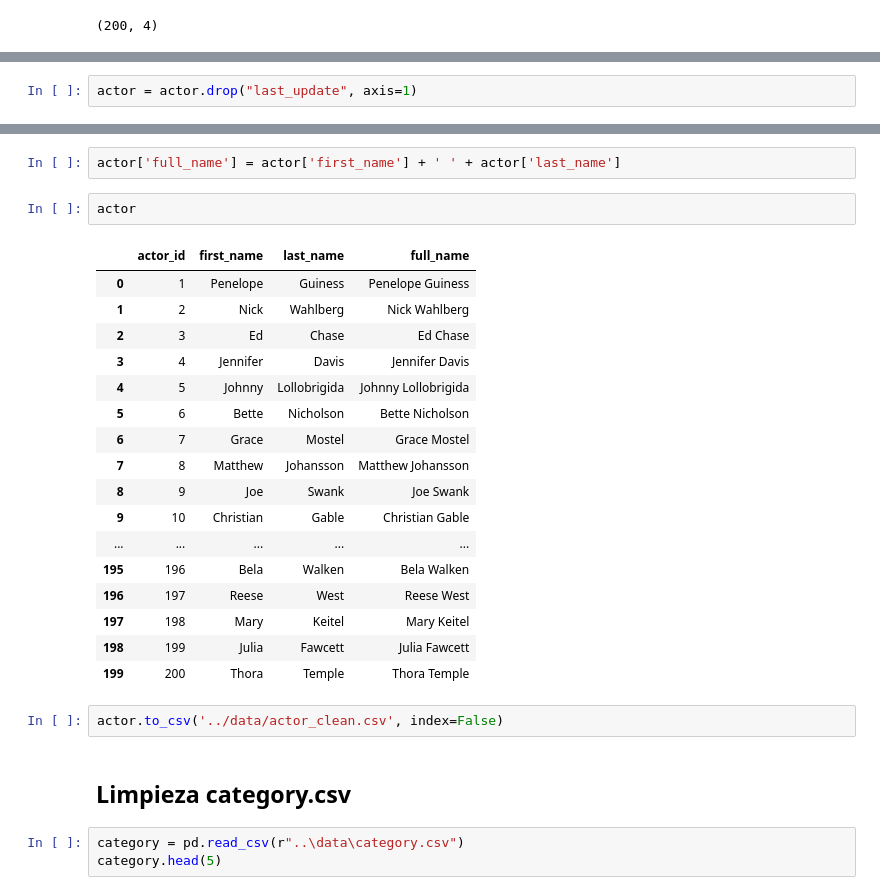
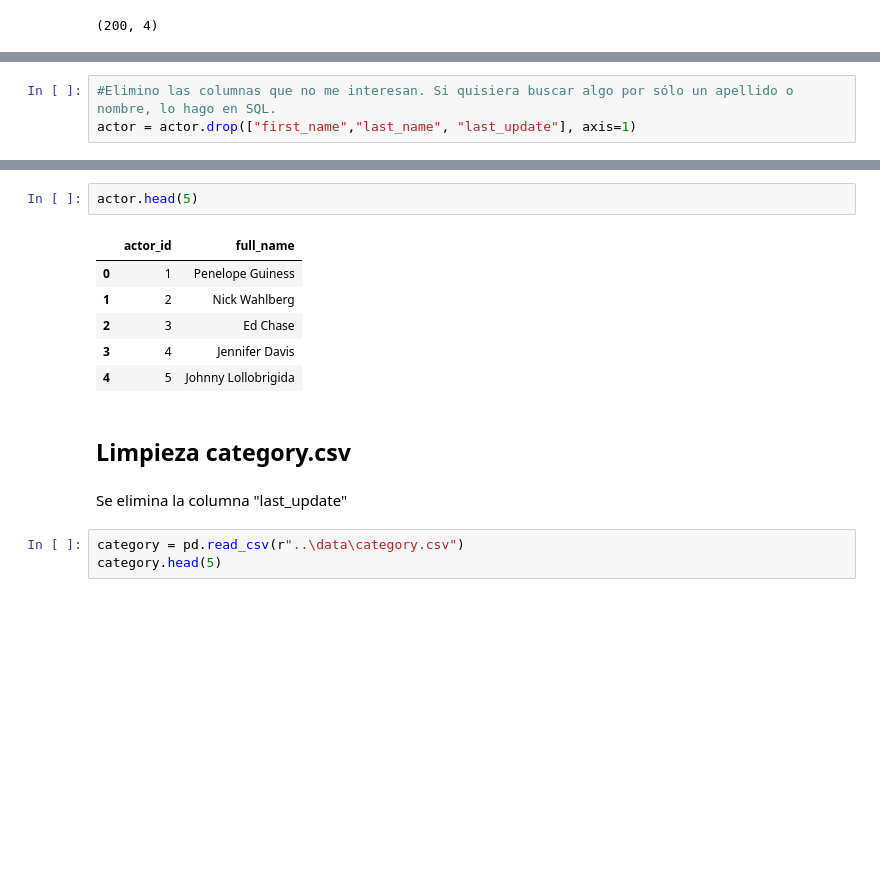
Before and after one commit to charlieciordia/02-mySQL-database, a Jupyter notebook: notebook/main.ipynb, the cells around one changed output, grey strips where cells are left out. Saved outputs shown, nothing was run; the diff lists cells and outputs as text; blank space fills up the shorter version.

```diff
--- a/notebook/main.ipynb
+++ b/notebook/main.ipynb
@@ -67,2 +50,3 @@ actor["last_name"] = actor["last_name"].str.capitalize()
 # %%
-actor = actor.drop("last_update", axis=1)
+#Elimino las columnas que no me interesan. Si quisiera buscar algo por sólo un apellido o nombre, lo hago en SQL.
+actor = actor.drop(["first_name","last_name", "last_update"], axis=1)
@@ -78,29 +53,16 @@ actor.head(5)
-# %%
-actor['full_name'] = actor['first_name'] + ' ' + actor['last_name']
 # %%
-actor
+actor.head(5)
 # %% [output]
-|  | actor_id | first_name | last_name | full_name |
-| 0 | 1 | Penelope | Guiness | Penelope Guiness |
-| 1 | 2 | Nick | Wahlberg | Nick Wahlberg |
-| 2 | 3 | Ed | Chase | Ed Chase |
-| 3 | 4 | Jennifer | Davis | Jennifer Davis |
-| 4 | 5 | Johnny | Lollobrigida | Johnny Lollobrigida |
-| 5 | 6 | Bette | Nicholson | Bette Nicholson |
-| 6 | 7 | Grace | Mostel | Grace Mostel |
-| 7 | 8 | Matthew | Johansson | Matthew Johansson |
-| 8 | 9 | Joe | Swank | Joe Swank |
-| 9 | 10 | Christian | Gable | Christian Gable |
-| ... | ... | ... | ... | ... |
-| 195 | 196 | Bela | Walken | Bela Walken |
-| 196 | 197 | Reese | West | Reese West |
-| 197 | 198 | Mary | Keitel | Mary Keitel |
-| 198 | 199 | Julia | Fawcett | Julia Fawcett |
-| 199 | 200 | Thora | Temple | Thora Temple |
+|  | actor_id | full_name |
+| 0 | 1 | Penelope Guiness |
+| 1 | 2 | Nick Wahlberg |
+| 2 | 3 | Ed Chase |
+| 3 | 4 | Jennifer Davis |
+| 4 | 5 | Johnny Lollobrigida |
-# %%
-actor.to_csv('../data/actor_clean.csv', index=False)
 # %% [markdown]
 ## Limpieza category.csv
+# %% [markdown]
+Se elimina la columna "last_update"
 # %%
 category = pd.read_csv(r"..\data\category.csv")
 category.head(5)
```
Also changed, not shown: parts of 63 cells of this notebook, 3 other files.
